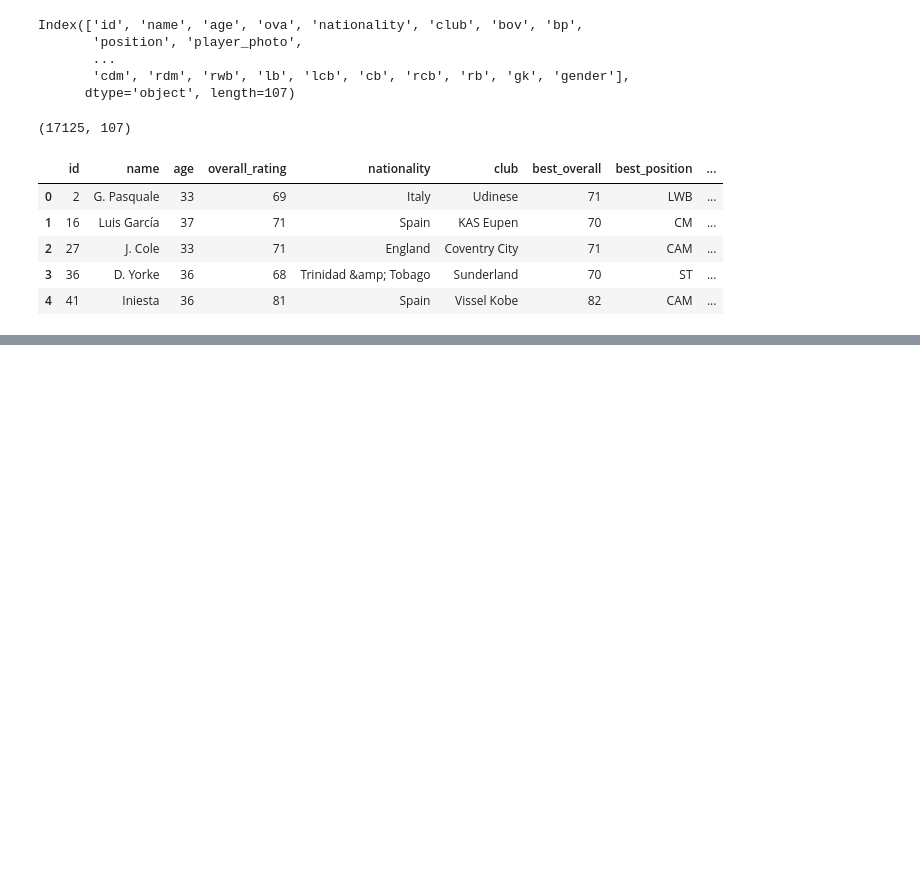
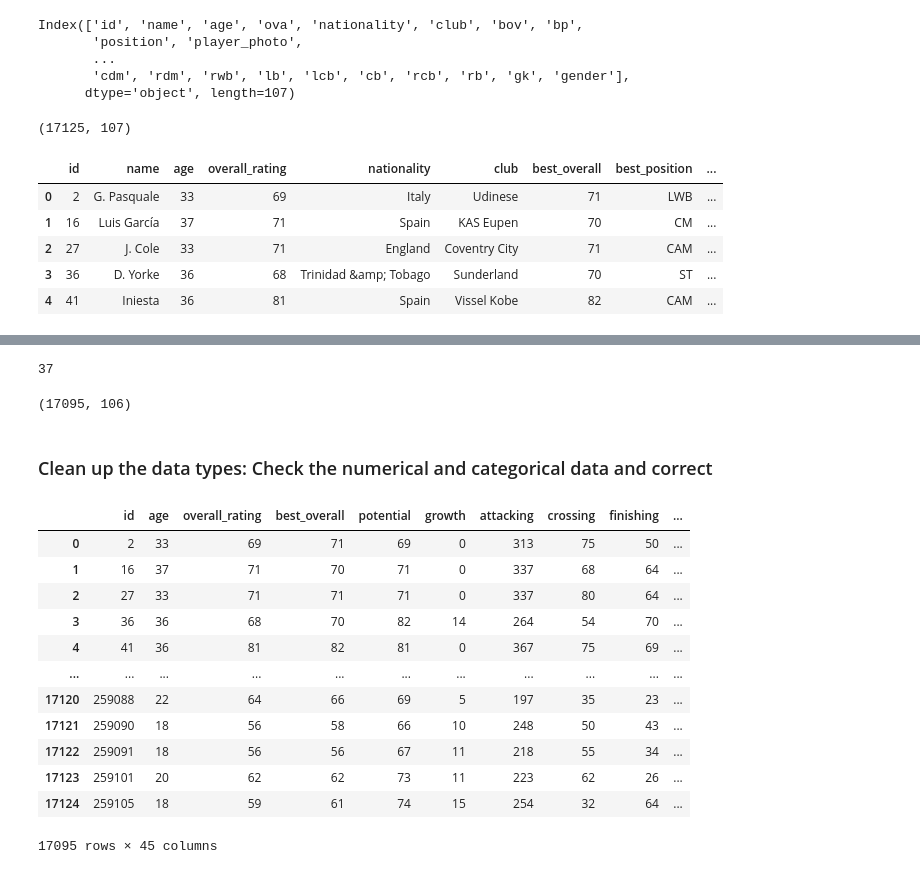
Before and after one commit to yuawano/P1_MoneyBall_FIFA, a Jupyter notebook: Data/P1_Money_Ball_Yuri Awano.ipynb, the cells around one changed output, grey strips where cells are left out. Drawn from its saved outputs; the diff is of its cells as text; code cells hidden in the pictures; blank space fills up the shorter version.

```diff
--- a/Data/P1_Money_Ball_Yuri Awano.ipynb
+++ b/Data/P1_Money_Ball_Yuri Awano.ipynb
@@ -137,0 +226,21 @@ dtype: bool
+# %%
+# Fill in the mean of below columns
+#volleys , 58
+#curve , 58
+#agility , 58
+#balance , 58
+#jumping , 58
+#vision , 58
+#sliding_tackle , 58
+#attacking_work_rate , 89
+#defense_work_rate , 89
+df['volleys'] = df['volleys'] .fillna(composure_mean)
+df['curve'] = df['curve'] .fillna(composure_mean)
+df['agility'] = df['agility'] .fillna(composure_mean)
+df['balance'] = df['balance'] .fillna(composure_mean)
+df['jumping'] = df['jumping'] .fillna(composure_mean)
+df['vision'] = df['vision'] .fillna(composure_mean)
+df['sliding_tackle'] = df['sliding_tackle'] .fillna(composure_mean)
+df['attacking_work_rate'] = df['attacking_work_rate'] .fillna(composure_mean)
+df['defense_work_rate'] = df['defense_work_rate'] .fillna(composure_mean)
+df.isna().sum().sum()
@@ -137,0 +266,2 @@ dtype: bool
+# %%
+df['club'] = df['club'].fillna('Bolton Wanderers')
@@ -137,0 +284,3 @@ dtype: bool
+# %%
+df['joined'] = df['joined'].fillna('Jul 1, 2019')
+df['joined'].value_counts()
@@ -137,0 +300,29 @@ dtype: bool
+# %%
+df.isna().sum().sum()
+# %% [output]
+37
+# %%
+# drop the rests
+df = df.dropna()
+df.shape
+# %% [output]
+(17095, 106)
+# %% [markdown]
+### Clean up the data types: Check the numerical and categorical data and correct
+# %%
+num = df.select_dtypes('int64', 'float')
+num
+# %% [output]
+|  | id | age | overall_rating | best_overall | potential | growth | attacking | crossing | finishing | ... |
+| 0 | 2 | 33 | 69 | 71 | 69 | 0 | 313 | 75 | 50 | ... |
+| 1 | 16 | 37 | 71 | 70 | 71 | 0 | 337 | 68 | 64 | ... |
+| 2 | 27 | 33 | 71 | 71 | 71 | 0 | 337 | 80 | 64 | ... |
+| 3 | 36 | 36 | 68 | 70 | 82 | 14 | 264 | 54 | 70 | ... |
+| 4 | 41 | 36 | 81 | 82 | 81 | 0 | 367 | 75 | 69 | ... |
+| ... | ... | ... | ... | ... | ... | ... | ... | ... | ... | ... |
+| 17120 | 259088 | 22 | 64 | 66 | 69 | 5 | 197 | 35 | 23 | ... |
+| 17121 | 259090 | 18 | 56 | 58 | 66 | 10 | 248 | 50 | 43 | ... |
+| 17122 | 259091 | 18 | 56 | 56 | 67 | 11 | 218 | 55 | 34 | ... |
+| 17123 | 259101 | 20 | 62 | 62 | 73 | 11 | 223 | 62 | 26 | ... |
+| 17124 | 259105 | 18 | 59 | 61 | 74 | 15 | 254 | 32 | 64 | ... |
+17095 rows × 45 columns
```
Also changed, not shown: parts of 72 cells of this notebook, 5 other files.
